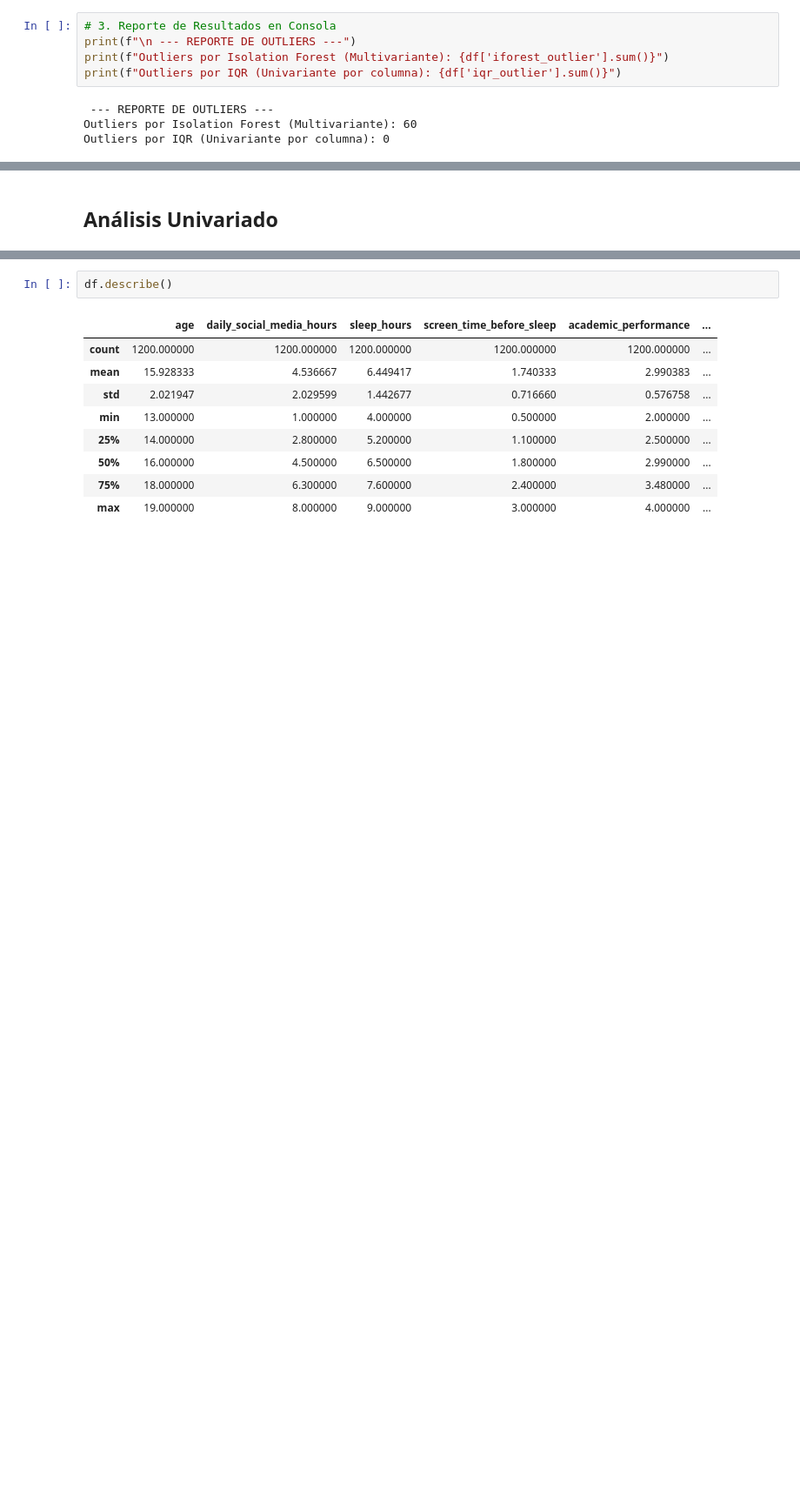
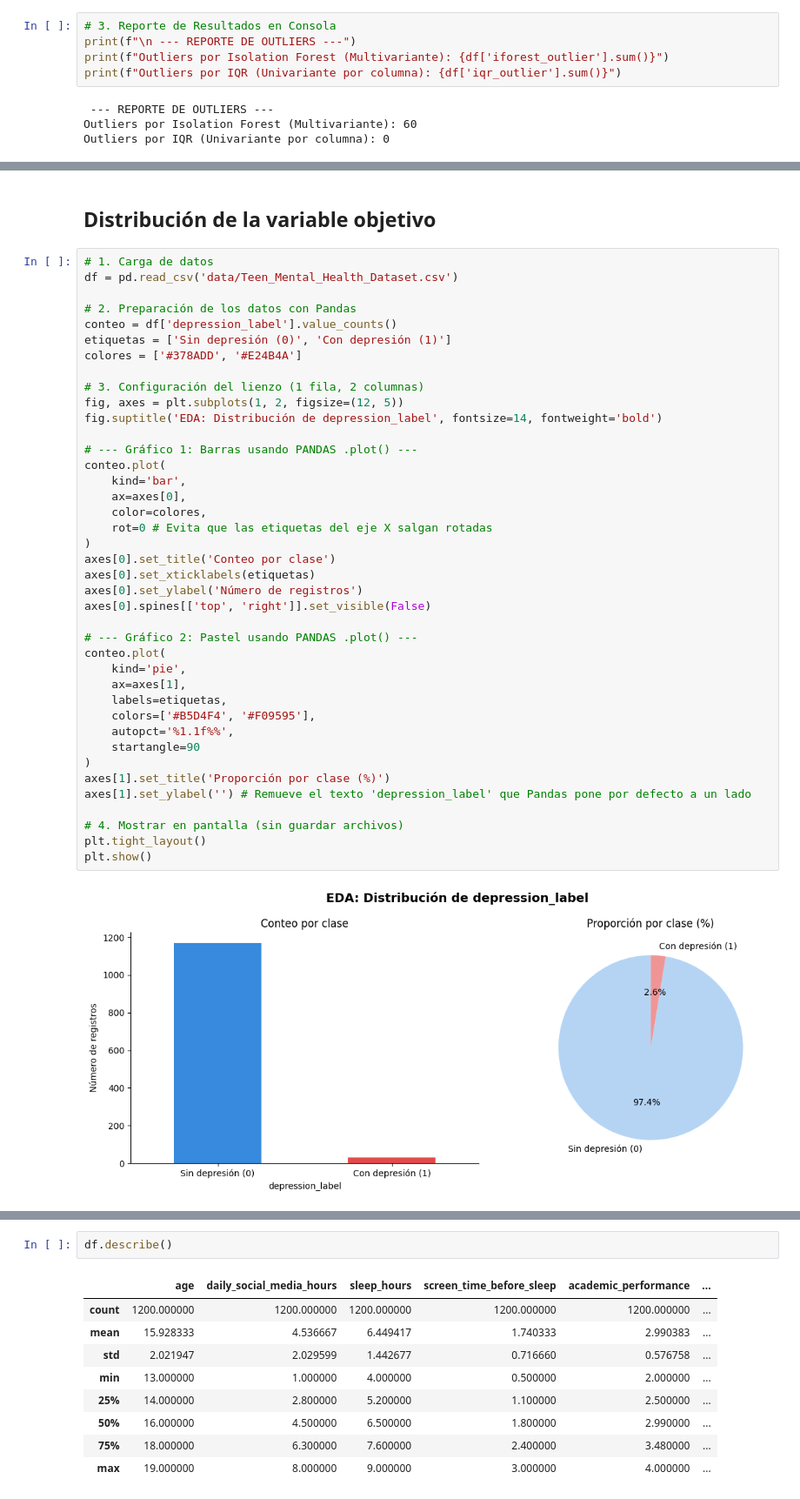
Before and after one commit to Bootcamp-DA-P2/proyecto7-regression-grupo5, a Jupyter notebook: 2.ipynb, the cells around one changed output, grey strips where cells are left out. Shown at 87% size. Saved outputs shown, nothing was run; the diff lists cells and outputs as text; blank space fills up the shorter version.

```diff
--- a/2.ipynb
+++ b/2.ipynb
@@ -186,2 +203,44 @@ Passing `palette` without assigning `hue` is deprecated and will be removed in v
-# %% [markdown]
-## Análisis Univariado
+# %% [markdown]
+## Distribución de la variable objetivo
+# %%
+# 1. Carga de datos
+df = pd.read_csv('data/Teen_Mental_Health_Dataset.csv')
+
+# 2. Preparación de los datos con Pandas
+conteo = df['depression_label'].value_counts()
+etiquetas = ['Sin depresión (0)', 'Con depresión (1)']
+colores = ['#378ADD', '#E24B4A']
+
+# 3. Configuración del lienzo (1 fila, 2 columnas)
+fig, axes = plt.subplots(1, 2, figsize=(12, 5))
+fig.suptitle('EDA: Distribución de depression_label', fontsize=14, fontweight='bold')
+
+# --- Gráfico 1: Barras usando PANDAS .plot() ---
+conteo.plot(
+    kind='bar',
+    ax=axes[0],
+    color=colores,
+    rot=0 # Evita que las etiquetas del eje X salgan rotadas
+)
+axes[0].set_title('Conteo por clase')
+axes[0].set_xticklabels(etiquetas)
+axes[0].set_ylabel('Número de registros')
+axes[0].spines[['top', 'right']].set_visible(False)
+
+# --- Gráfico 2: Pastel usando PANDAS .plot() ---
+conteo.plot(
+    kind='pie',
+    ax=axes[1],
+    labels=etiquetas,
+    colors=['#B5D4F4', '#F09595'],
+    autopct='%1.1f%%',
+    startangle=90
+)
+axes[1].set_title('Proporción por clase (%)')
+axes[1].set_ylabel('') # Remueve el texto 'depression_label' que Pandas pone por defecto a un lado
+
+# 4. Mostrar en pantalla (sin guardar archivos)
+plt.tight_layout()
+plt.show()
+# %% [output]
+[figure, added]
```
Also changed, not shown: parts of 20 cells of this notebook, 1 other file.
